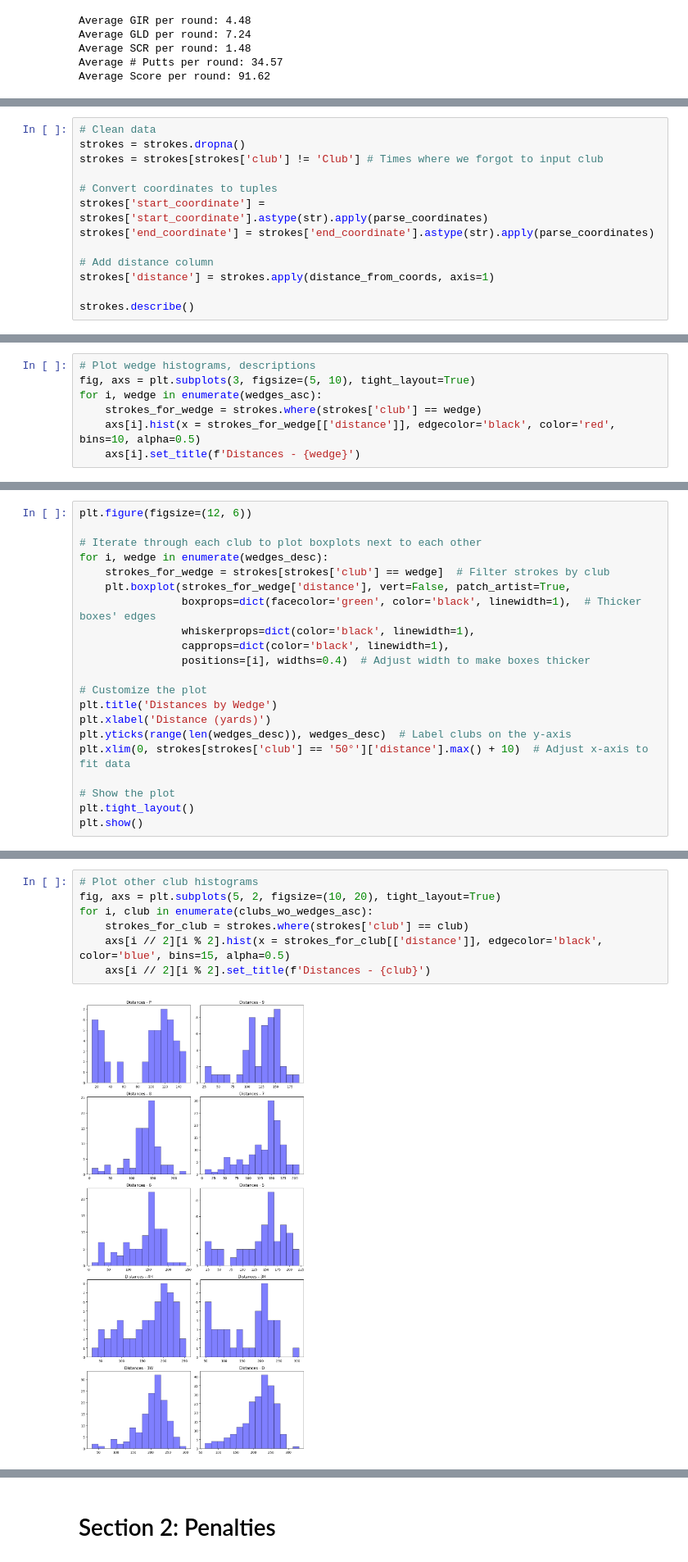
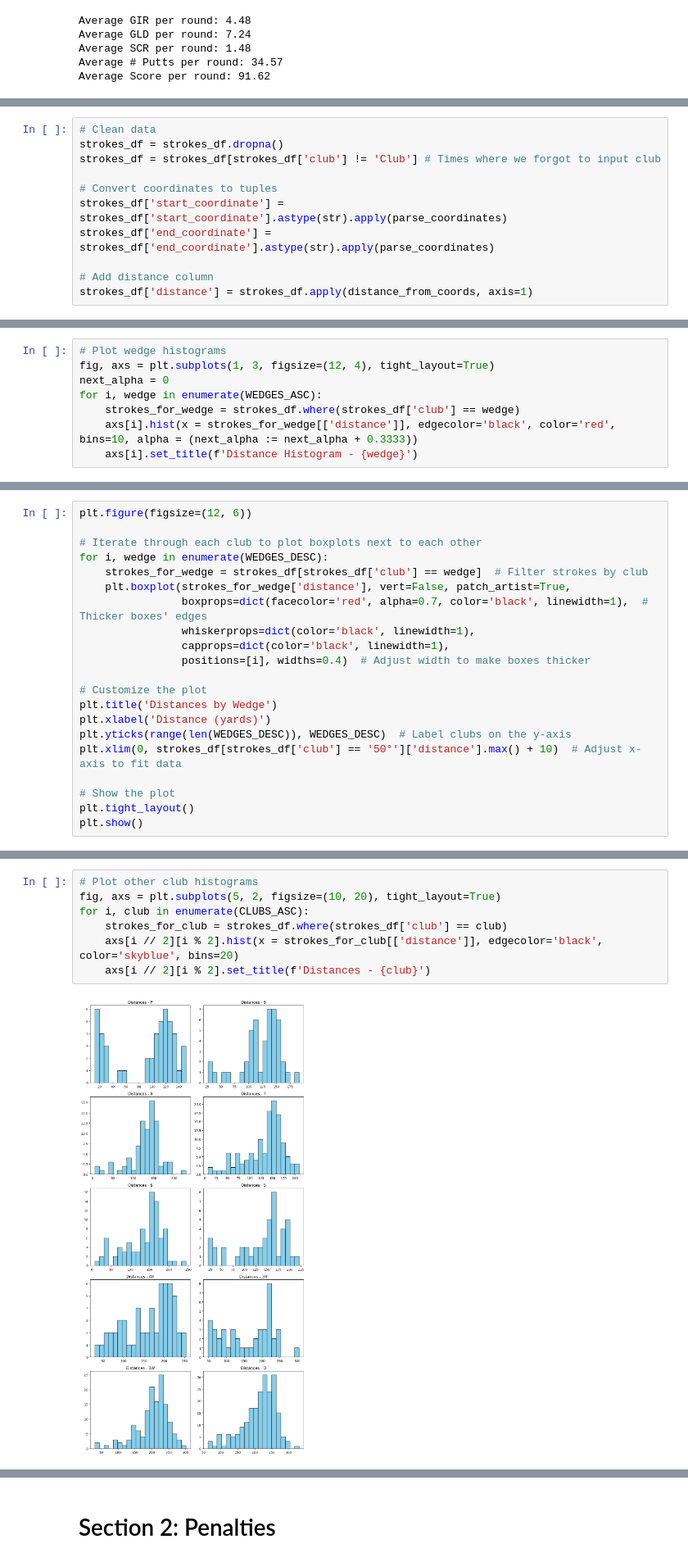
Before and after one commit to evklein/forehead-data-pipelines, a Jupyter notebook: 2024/2024.ipynb, the cells around one changed output, grey strips where cells are left out. Shown: that part at 82% size. Cells and saved outputs as stored; diff of their text form.

```diff
--- a/2024/2024.ipynb
+++ b/2024/2024.ipynb
@@ -300,13 +350,11 @@ display(strokes.head())
 # %%
 # Clean data
-strokes = strokes.dropna()
-strokes = strokes[strokes['club'] != 'Club'] # Times where we forgot to input club
+strokes_df = strokes_df.dropna()
+strokes_df = strokes_df[strokes_df['club'] != 'Club'] # Times where we forgot to input club
 
 # Convert coordinates to tuples
-strokes['start_coordinate'] = strokes['start_coordinate'].astype(str).apply(parse_coordinates)
-strokes['end_coordinate'] = strokes['end_coordinate'].astype(str).apply(parse_coordinates)
+strokes_df['start_coordinate'] = strokes_df['start_coordinate'].astype(str).apply(parse_coordinates)
+strokes_df['end_coordinate'] = strokes_df['end_coordinate'].astype(str).apply(parse_coordinates)
 
 # Add distance column
-strokes['distance'] = strokes.apply(distance_from_coords, axis=1)
-
-strokes.describe()
+strokes_df['distance'] = strokes_df.apply(distance_from_coords, axis=1)
@@ -323,8 +432,9 @@ strokes.describe()
 # %%
-# Plot wedge histograms, descriptions
-fig, axs = plt.subplots(3, figsize=(5, 10), tight_layout=True)
-for i, wedge in enumerate(wedges_asc):
-    strokes_for_wedge = strokes.where(strokes['club'] == wedge)
-    axs[i].hist(x = strokes_for_wedge[['distance']], edgecolor='black', color='red', bins=10, alpha=0.5)
-    axs[i].set_title(f'Distances - {wedge}')
+# Plot wedge histograms
+fig, axs = plt.subplots(1, 3, figsize=(12, 4), tight_layout=True)
+next_alpha = 0
+for i, wedge in enumerate(WEDGES_ASC):
+    strokes_for_wedge = strokes_df.where(strokes_df['club'] == wedge)
+    axs[i].hist(x = strokes_for_wedge[['distance']], edgecolor='black', color='red', bins=10, alpha = (next_alpha := next_alpha + 0.3333))
+    axs[i].set_title(f'Distance Histogram - {wedge}')
 # %% [output]
@@ -333,10 +443,10 @@ for i, wedge in enumerate(wedges_asc):
 plt.figure(figsize=(12, 6))
 
 # Iterate through each club to plot boxplots next to each other
-for i, wedge in enumerate(wedges_desc):
-    strokes_for_wedge = strokes[strokes['club'] == wedge]  # Filter strokes by club
+for i, wedge in enumerate(WEDGES_DESC):
+    strokes_for_wedge = strokes_df[strokes_df['club'] == wedge]  # Filter strokes by club
     plt.boxplot(strokes_for_wedge['distance'], vert=False, patch_artist=True,
-                boxprops=dict(facecolor='green', color='black', linewidth=1),  # Thicker boxes' edges
+                boxprops=dict(facecolor='red', alpha=0.7, color='black', linewidth=1),  # Thicker boxes' edges
                 whiskerprops=dict(color='black', linewidth=1),
                 capprops=dict(color='black', linewidth=1),
                 positions=[i], widths=0.4)  # Adjust width to make boxes thicker
@@ -344,8 +454,8 @@ for i, wedge in enumerate(wedges_desc):
 # Customize the plot
 plt.title('Distances by Wedge')
 plt.xlabel('Distance (yards)')
-plt.yticks(range(len(wedges_desc)), wedges_desc)  # Label clubs on the y-axis
-plt.xlim(0, strokes[strokes['club'] == '50°']['distance'].max() + 10)  # Adjust x-axis to fit data
+plt.yticks(range(len(WEDGES_DESC)), WEDGES_DESC)  # Label clubs on the y-axis
+plt.xlim(0, strokes_df[strokes_df['club'] == '50°']['distance'].max() + 10)  # Adjust x-axis to fit data
 
 # Show the plot
 plt.tight_layout()
@@ -355,12 +465,12 @@ plt.show()
 # %%
 # Plot other club histograms
 fig, axs = plt.subplots(5, 2, figsize=(10, 20), tight_layout=True)
-for i, club in enumerate(clubs_wo_wedges_asc):
-    strokes_for_club = strokes.where(strokes['club'] == club)
-    axs[i // 2][i % 2].hist(x = strokes_for_club[['distance']], edgecolor='black', color='blue', bins=15, alpha=0.5)
+for i, club in enumerate(CLUBS_ASC):
+    strokes_for_club = strokes_df.where(strokes_df['club'] == club)
+    axs[i // 2][i % 2].hist(x = strokes_for_club[['distance']], edgecolor='black', color='skyblue', bins=20)
     axs[i // 2][i % 2].set_title(f'Distances - {club}')
 # %% [output]
-[figure, old version]
+[figure, new version]
 # %%
 plt.figure(figsize=(12, 6))
 
```
Also changed, not shown: parts of 30 cells of this notebook.
